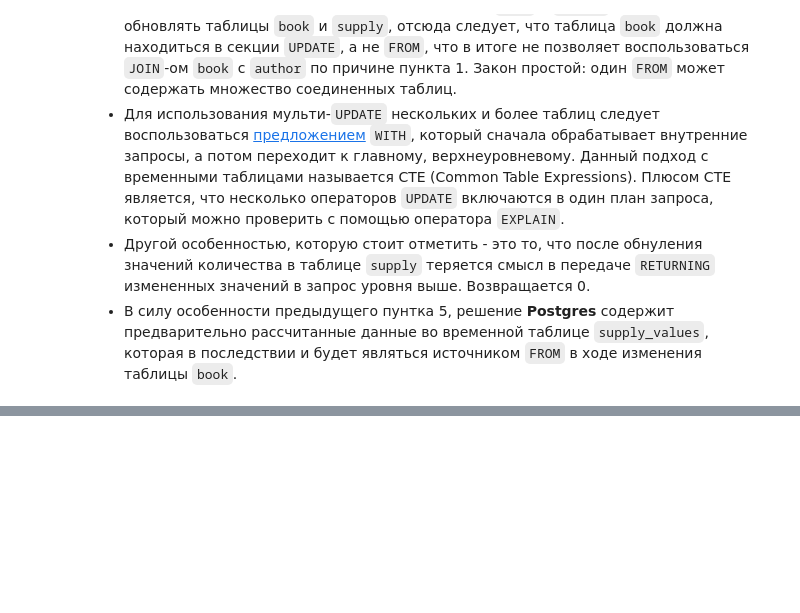
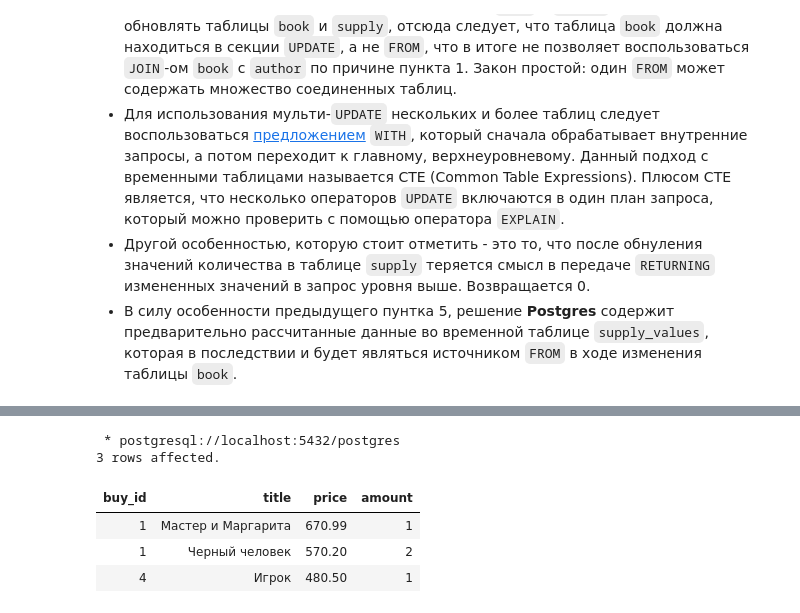
Before and after one commit to IsFilimonov/LearningPath, a Jupyter notebook: 2021/Stepik_Interactive-SQL-Simulator/Chapter_2.ipynb, the cells around one changed output, grey strips where cells are left out. Saved outputs shown, nothing was run; the diff lists cells and outputs as text; code cells hidden in the pictures; blank space fills up the shorter version.

```diff
--- a/2021/Stepik_Interactive-SQL-Simulator/Chapter_2.ipynb
+++ b/2021/Stepik_Interactive-SQL-Simulator/Chapter_2.ipynb
@@ -1074,0 +1463,22 @@ RETURNING
+# %%
+%%sql
+SELECT buy.buy_id,
+       book.title,
+       book.price,
+       buy_book.amount
+FROM stepik.buy
+     JOIN stepik.client
+     USING (client_id)
+     JOIN stepik.buy_book
+     USING (buy_id)
+     JOIN stepik.book
+     USING (book_id)
+WHERE client.name_client = 'Баранов Павел'
+ORDER BY buy.buy_id, book.title;
+# %% [output]
+ * postgresql://localhost:5432/postgres
+3 rows affected.
+| buy_id | title | price | amount |
+| 1 | Мастер и Маргарита | 670.99 | 1 |
+| 1 | Черный человек | 570.20 | 2 |
+| 4 | Игрок | 480.50 | 1 |
```
Also changed, not shown: parts of 16 cells of this notebook, 3 other files.
